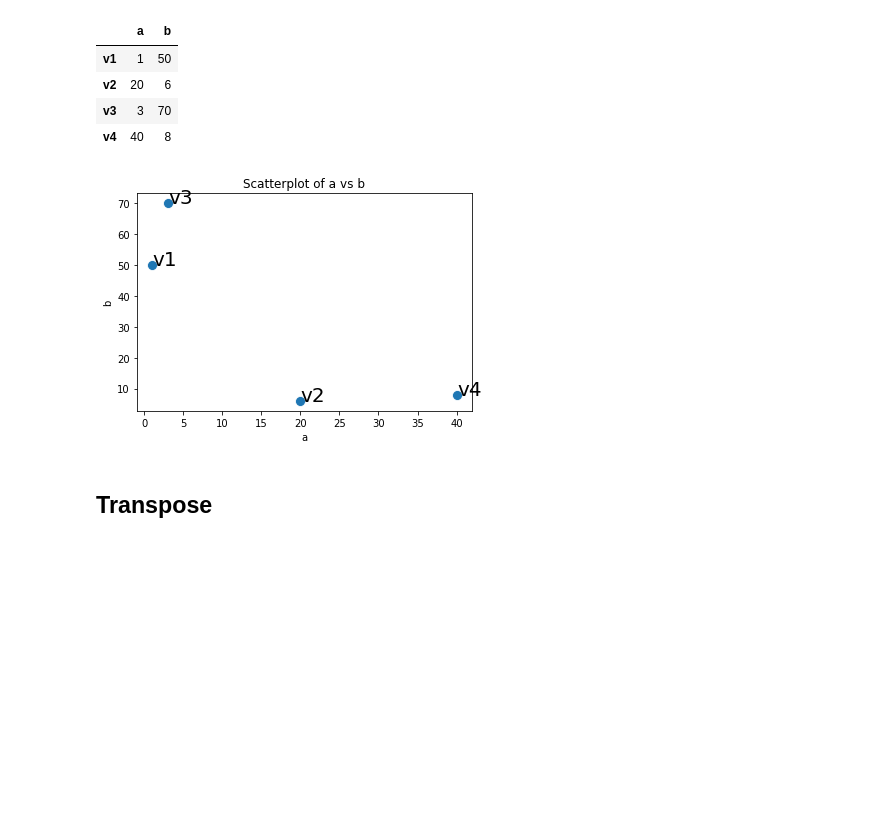
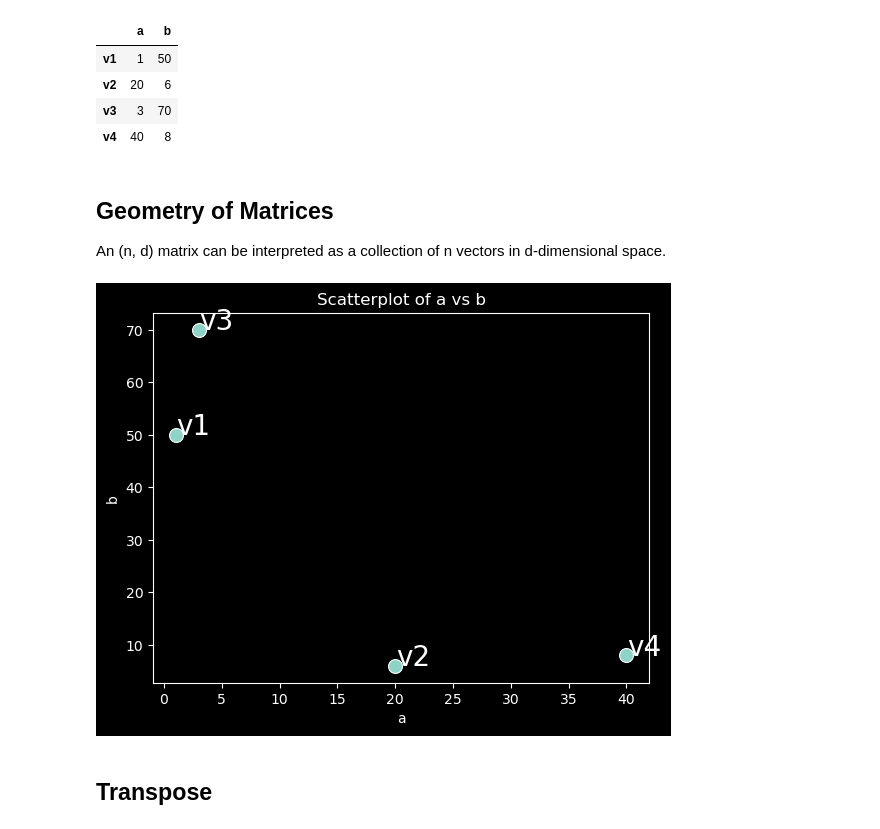
Before and after one commit to fahadsultan/csc272, a Jupyter notebook: linearalgebra/matrices.ipynb, the cells around one changed output. Saved outputs shown, nothing was run; the diff lists cells and outputs as text; code cells hidden in the pictures; blank space fills up the shorter version.

```diff
--- a/linearalgebra/matrices.ipynb
+++ b/linearalgebra/matrices.ipynb
@@ -20,19 +20,27 @@ df
 | v2 | 20 | 6 |
 | v3 | 3 | 70 |
 | v4 | 40 | 8 |
+# %% [markdown]
+
+
+## Geometry of Matrices
+
+An (n, d) matrix can be interpreted as a collection of n vectors in d-dimensional space.
 # %%
 import seaborn as sns
 from matplotlib import pyplot as plt
+
+plt.style.use('dark_background')
 
 ax = sns.scatterplot(x='a', y='b', data=df, s=100);
 ax.set(title='Scatterplot of a vs b', xlabel='a', ylabel='b');
 
 def annotate(row):
     plt.text(x=row['a']+0.05, y=row['b'], s=row.name, size=20);
 
 df.apply(annotate, axis=1);
 # %% [output]
-[figure, old version]
+[figure, new version]
 # %% [markdown]
 ## Transpose
 # %% [markdown]
```
Also changed, not shown: parts of 6 cells of this notebook, 54 other files.
